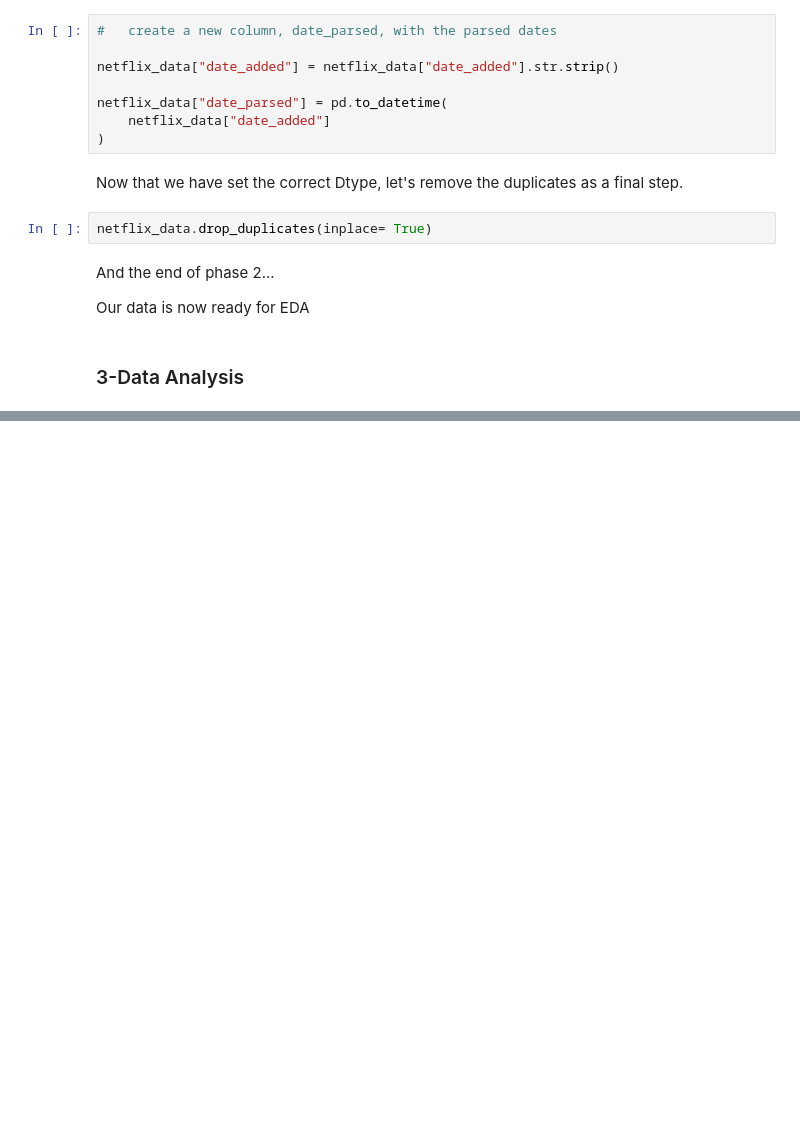
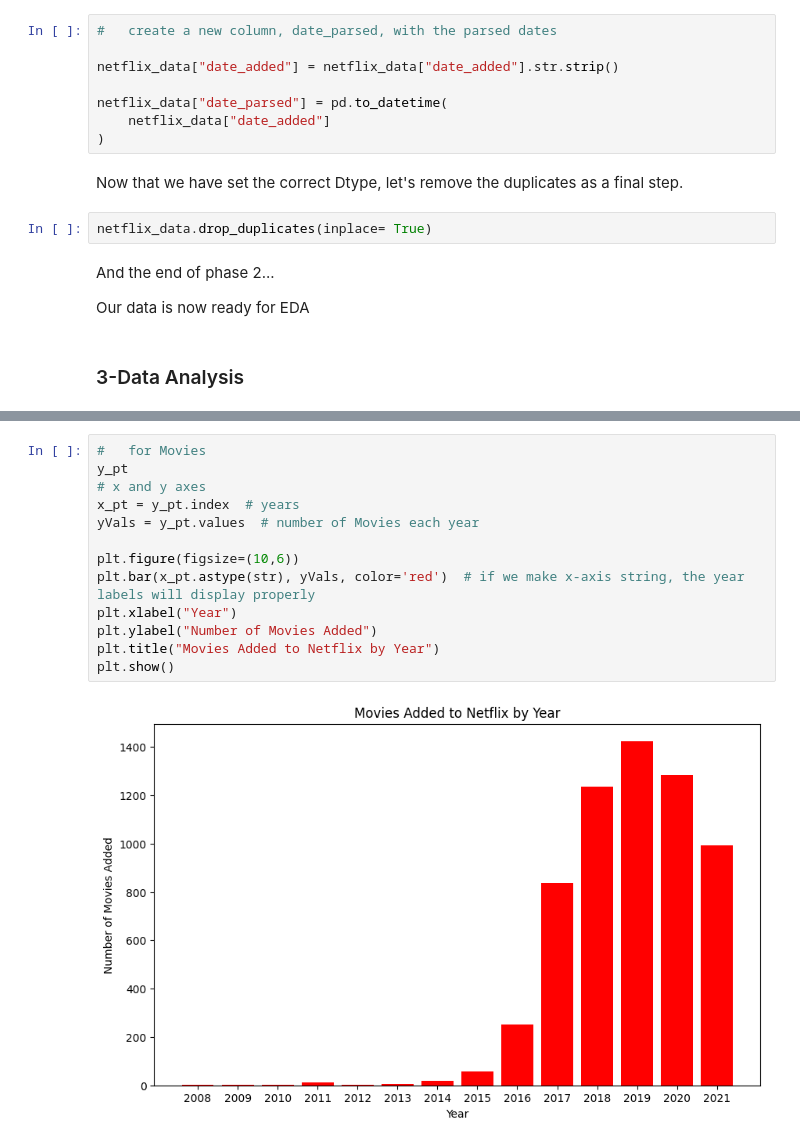
Before and after one commit to HashAlike/Data-Analysis-Notes, a Jupyter notebook: Mini_projects/01-Netflix Movie & TV Series Analysis/Netflix_Movie&TV_Series_Analysis.ipynb, the cells around one changed output, grey strips where cells are left out. Drawn from its saved outputs; the diff is of its cells as text; blank space fills up the shorter version.

```diff
--- a/Mini_projects/01-Netflix Movie & TV Series Analysis/Netflix_Movie&TV_Series_Analysis.ipynb
+++ b/Mini_projects/01-Netflix Movie & TV Series Analysis/Netflix_Movie&TV_Series_Analysis.ipynb
@@ -317,0 +492,15 @@ Our data is now ready for EDA
+# %%
+#   for Movies
+y_pt
+# x and y axes
+x_pt = y_pt.index  # years
+yVals = y_pt.values  # number of Movies each year
+
+plt.figure(figsize=(10,6))
+plt.bar(x_pt.astype(str), yVals, color='red')  # if we make x-axis string, the year labels will display properly
+plt.xlabel("Year")
+plt.ylabel("Number of Movies Added")
+plt.title("Movies Added to Netflix by Year")
+plt.show()
+# %% [output]
+[figure, added]
```
Also changed, not shown: parts of 23 cells of this notebook.
